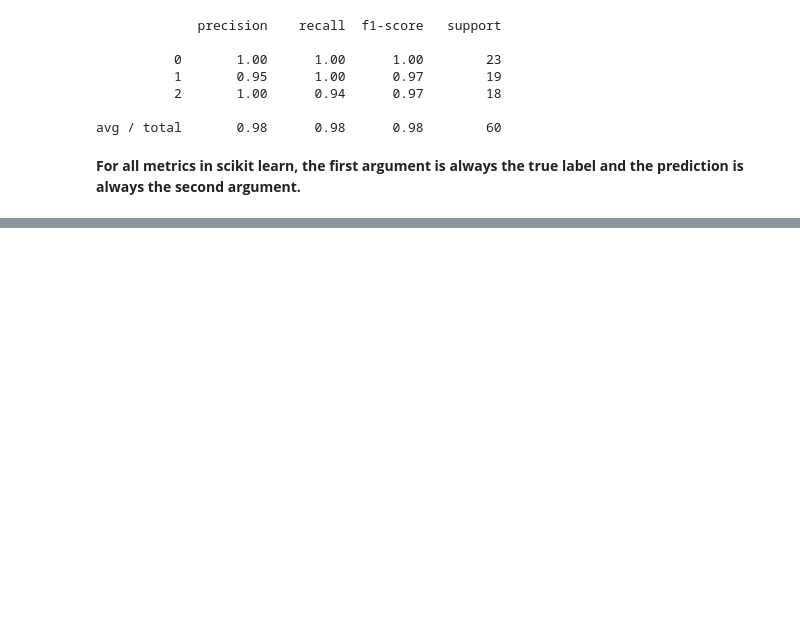
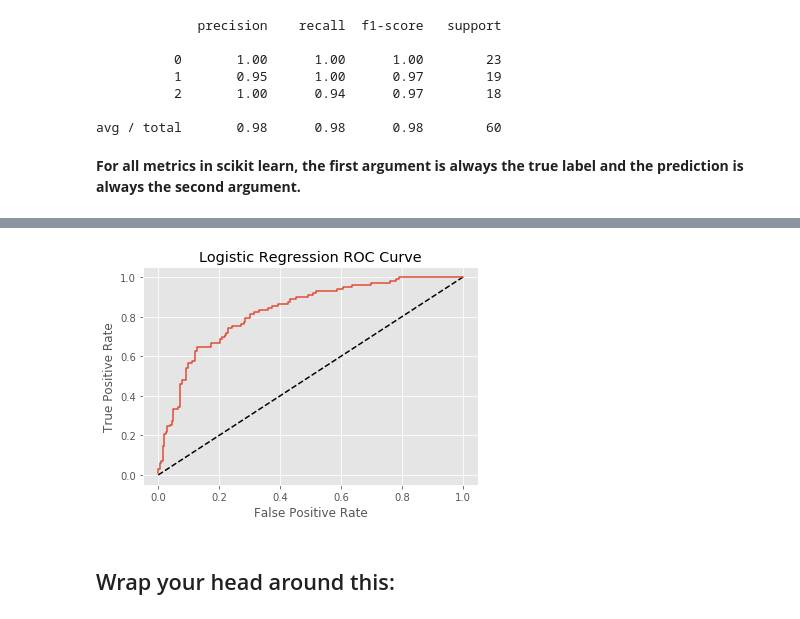
Before and after one commit to cschellenberger/Data-Science-Learning, a Jupyter notebook: Supervised Learning with scikit-learn.ipynb, the cells around one changed output, grey strips where cells are left out. Saved outputs shown, nothing was run; the diff lists cells and outputs as text; code cells hidden in the pictures; blank space fills up the shorter version.

```diff
--- a/Supervised Learning with scikit-learn.ipynb
+++ b/Supervised Learning with scikit-learn.ipynb
@@ -896,3 +896,6 @@ print(classification_report(y_test, y_pred))
 avg / total       0.98      0.98      0.98        60
 # %% [markdown]
 **For all metrics in scikit learn, the first argument is always the true label and the prediction is always the second argument.**
+# %%
+diabetes = pd.read_csv('diabetes.csv')
+diabetes.head()
@@ -898,0 +909,3 @@ avg / total       0.98      0.98      0.98        60
+# %%
+y = diabetes['diabetes']
+X = diabetes.drop('diabetes', axis=1)
@@ -898,0 +952,18 @@ avg / total       0.98      0.98      0.98        60
+# %%
+# The well known algorithm for training, testing, and predicting
+
+# (1) Perform the necessary imports
+from sklearn.linear_model import LogisticRegression
+from sklearn.model_selection import train_test_split
+
+# (2) Instantiate the classifier
+logreg = LogisticRegression()
+
+# (3) Split your data into training and test sets
+X_train, X_test, y_train, y_test = train_test_split(X, y, test_size=0.4, random_state=42)
+
+# (4) Fit the model on your training data
+logreg.fit(X_train, y_train)
+
+# (5) And, predict on your test set.
+y_pred = logreg.predict(X_test)
@@ -898,0 +988,17 @@ avg / total       0.98      0.98      0.98        60
+# %%
+from sklearn.metrics import roc_curve
+
+y_pred_prob = logreg.predict_proba(X_test)[:,1]
+
+fpr, tpr, thresholds = roc_curve(y_test, y_pred_prob)
+
+plt.plot([0, 1], [0, 1], 'k--')
+plt.plot(fpr, tpr, label='Logistic Regression')
+plt.xlabel('False Positive Rate')
+plt.ylabel('True Positive Rate')
+plt.title('Logistic Regression ROC Curve')
+plt.show()
+# %% [output]
+[figure, added]
+# %% [markdown]
+## Wrap your head around this:
```
Also changed, not shown: parts of 63 cells of this notebook.
